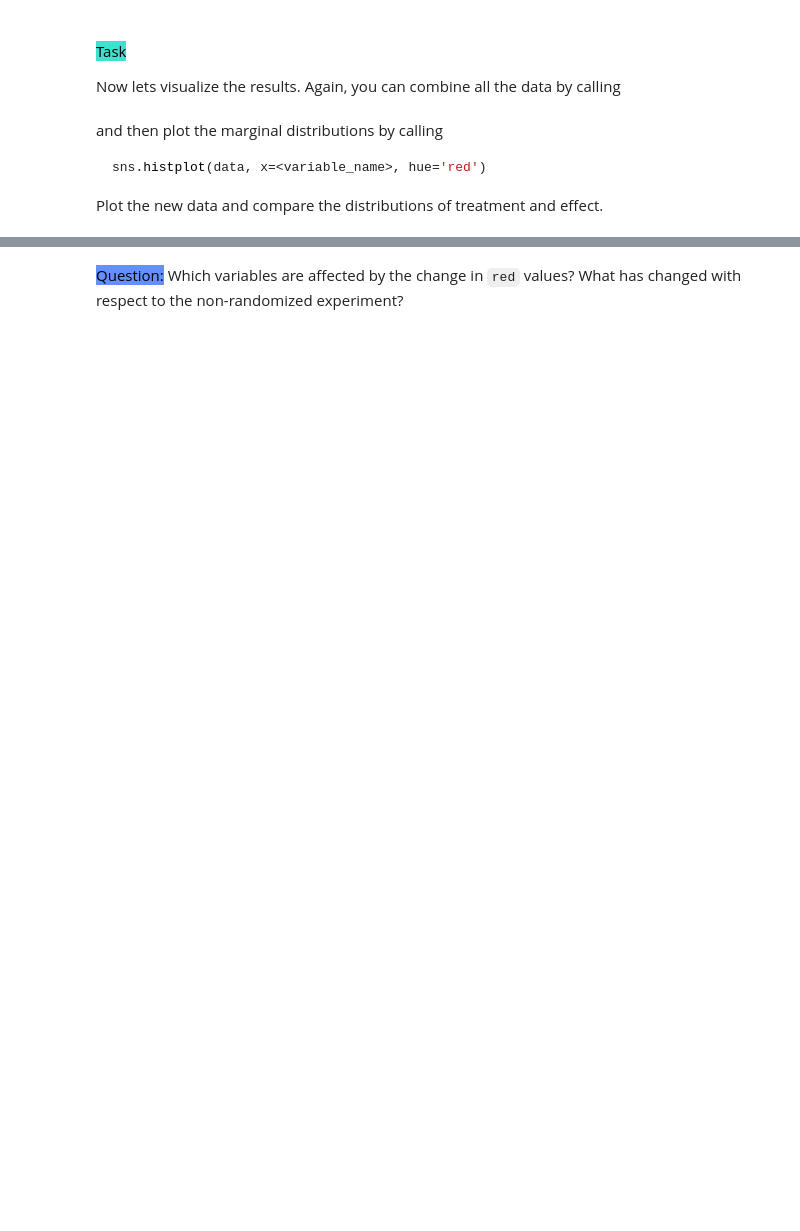
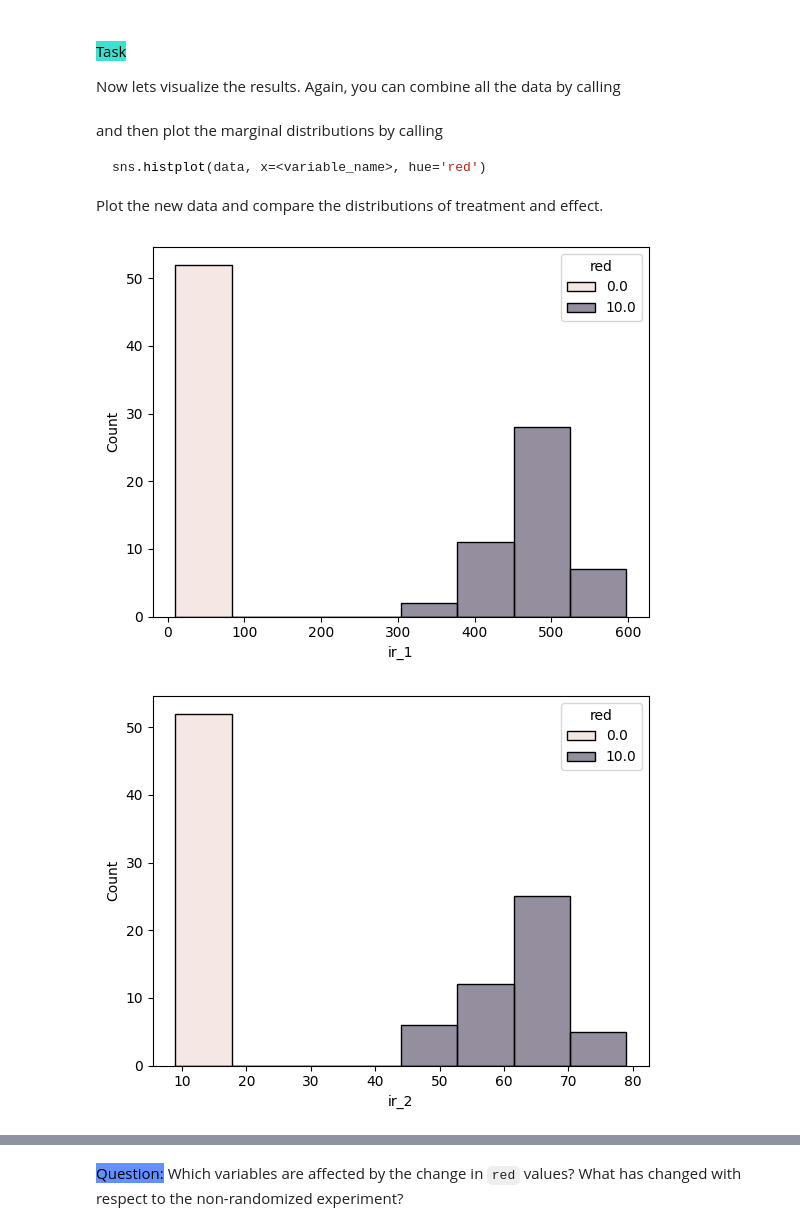
Before and after one commit to causalchamber/potsdam-25-ml-theory-to-practice, a Jupyter notebook: project_2/project_2_rcts_testing.ipynb, the cells around one changed output, grey strips where cells are left out. Cells and saved outputs as stored; diff of their text form; code cells hidden in the pictures; blank space fills up the shorter version.

```diff
--- a/project_2/project_2_rcts_testing.ipynb
+++ b/project_2/project_2_rcts_testing.ipynb
@@ -132,0 +193,21 @@ dataframes = wait_and_download(experiment_ids, download_dir='todo')
+# %%
+experiment_ids = []
+rng = np.random.default_rng(42)
+
+# TODO: your code goes here
+# Hint: you can call rng.choice([True, False]) to "flip a coin"
+
+
+experiment_ids=[]
+for i in range(100):
+    experiment = rlab.new_experiment(chamber_id = 'lt-ptdm-fu3p', config = 'standard')
+
+    if rng.choice([True, False]):
+        experiment.set('red', 10)
+    else:
+        experiment.set('red', 0)
+
+    experiment.measure(n=1)
+    experiment_ids.append(experiment.submit(tag=f'red_random_{i}'))
+
+dataframes = wait_and_download(experiment_ids, download_dir='/tmp')
@@ -148,3 +256,10 @@ sns.histplot(data, x=<variable_name>, hue='red')
 Plot the new data and compare the distributions of treatment and effect.
 # %%
 # TODO: your code goes here
+
+for var in variables:
+    sns.histplot(data, x=var, hue='red')
+    plt.show()
+# %% [output]
+[figure, added]
+[figure, added]
```
Also changed, not shown: parts of 44 cells of this notebook.
